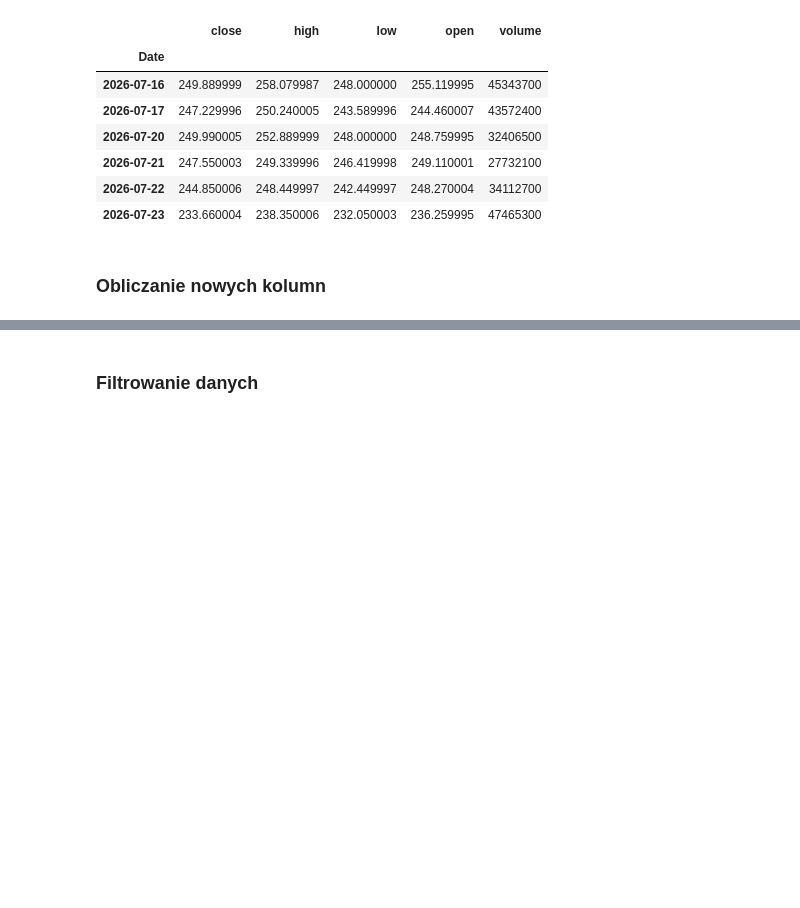
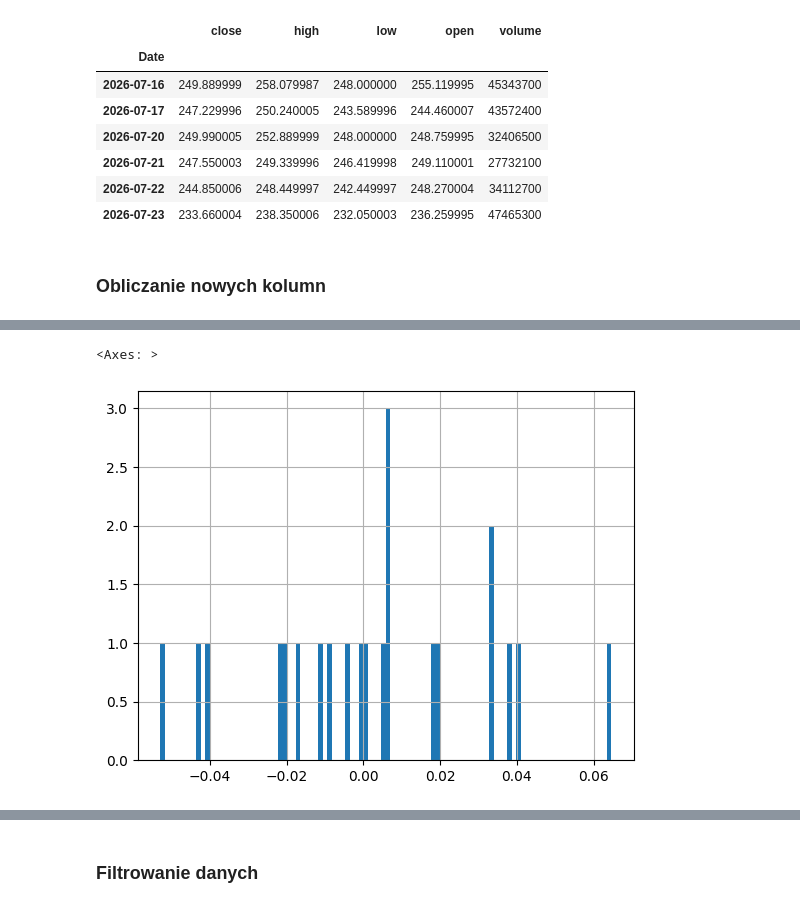
Before and after one commit to Kornel1156/Data-Science, a Jupyter notebook: 2_Pandas_Analiza_Danych/02_dane_gieldowe.ipynb, the cells around one changed output, grey strips where cells are left out. Saved outputs shown, nothing was run; the diff lists cells and outputs as text; code cells hidden in the pictures; blank space fills up the shorter version.

```diff
--- a/2_Pandas_Analiza_Danych/02_dane_gieldowe.ipynb
+++ b/2_Pandas_Analiza_Danych/02_dane_gieldowe.ipynb
@@ -423,5 +454,7 @@ df.loc['2026-07-16' : '2026-07-23']
 # %% [markdown]
 ### <a name='a6'></a> Obliczanie nowych kolumn
 # %%
-df = fetch_financial_data('UBER')
+df = fetch_financial_data(company='UBER')
+# spłaszczenie kolumny w yfinance
+df.columns = df.columns.get_level_values(0)
 df.info()
@@ -450,2 +653,5 @@ df.head()
 # %%
-df.Daily_Change.min()
+df.Daily_Change.hist(bins=100)
+# %% [output]
+<Axes: >
+[figure, added]
```
Also changed, not shown: parts of 53 cells of this notebook.
